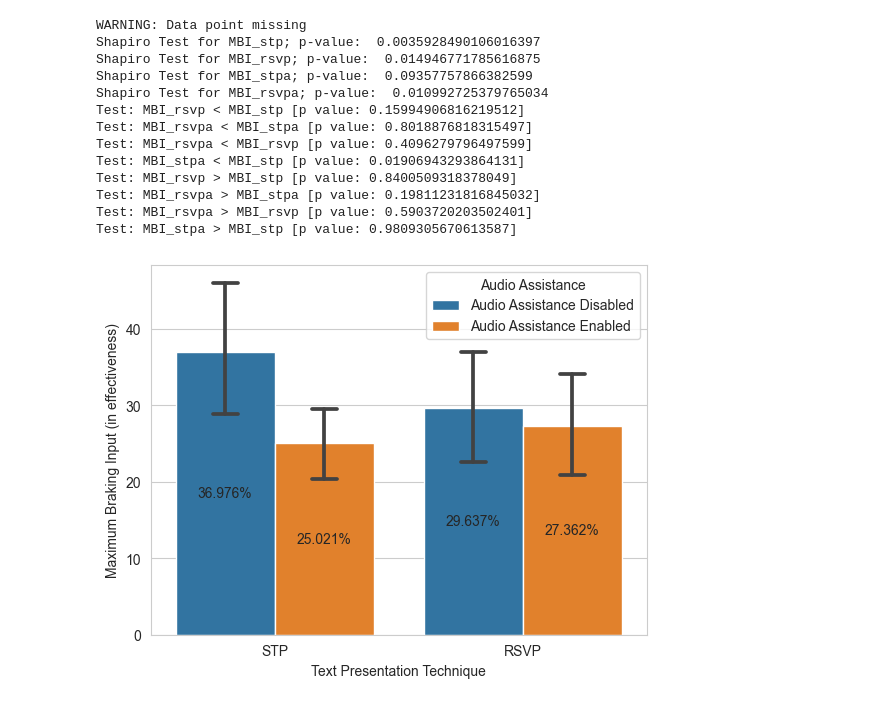
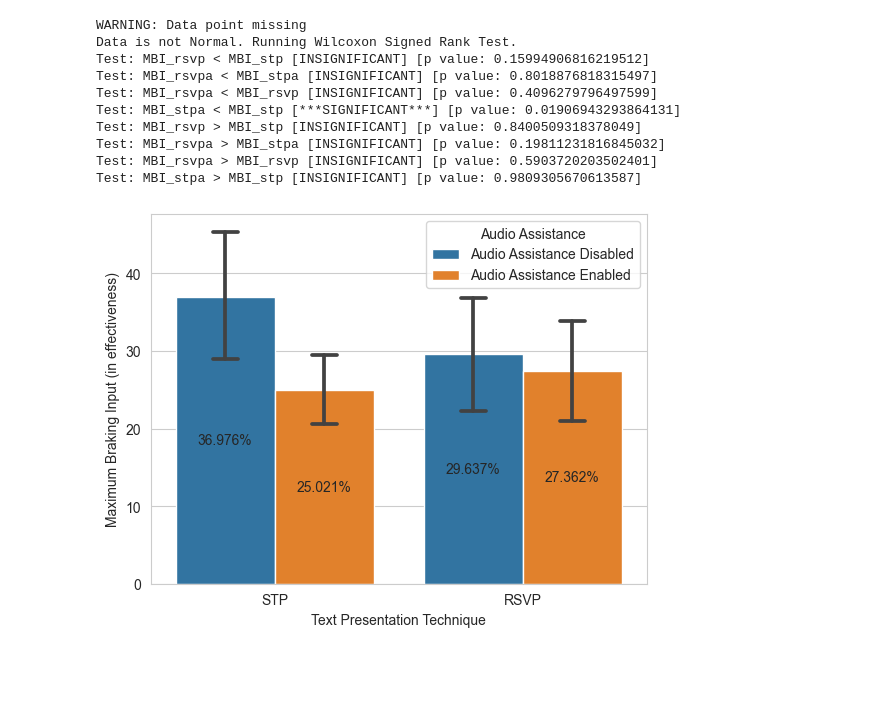
Before and after one commit to shh1v/NDRRI-Data-Analysis, a Jupyter notebook: analysis.ipynb, the cells around one changed output. Saved outputs shown, nothing was run; the diff lists cells and outputs as text; code cells hidden in the pictures; blank space fills up the shorter version.

```diff
--- a/analysis.ipynb
+++ b/analysis.ipynb
@@ -28,11 +28,16 @@ with open('Data/SteeringWheelVelocity.csv') as f:
 
 # Extracting the driving performance metric data
 rt_df = pd.read_csv("Data/ReactionTimes.csv")
-lpd_df = pd.read_csv("Data/LanePositionDifference.csv", names=(first_columns + ["DP" + str(i) for i in range(0, lpd_num_cols - 4)]), skiprows = 1)
-bi_df = pd.read_csv("Data/BrakingInput.csv", names=(first_columns + ["DP" + str(i) for i in range(0, bi_num_cols - 4)]), skiprows = 1)
-swa_df = pd.read_csv("Data/SteeringWheelAngles.csv", names=(first_columns + ["DP" + str(i) for i in range(0, swa_num_cols - 4)]), skiprows = 1)
-swv_df = pd.read_csv("Data/SteeringWheelVelocity.csv", names=(first_columns + ["DP" + str(i) for i in range(0, swv_num_cols - 4)]), skiprows = 1)
+lpd_df = pd.read_csv("Data/LanePositionDifference.csv",
+                     names=(first_columns + ["DP" + str(i) for i in range(0, lpd_num_cols - 4)]), skiprows=1)
+bi_df = pd.read_csv("Data/BrakingInput.csv", names=(first_columns + ["DP" + str(i) for i in range(0, bi_num_cols - 4)]),
+                    skiprows=1)
+swa_df = pd.read_csv("Data/SteeringWheelAngles.csv",
+                     names=(first_columns + ["DP" + str(i) for i in range(0, swa_num_cols - 4)]), skiprows=1)
+swv_df = pd.read_csv("Data/SteeringWheelVelocity.csv",
+                     names=(first_columns + ["DP" + str(i) for i in range(0, swv_num_cols - 4)]), skiprows=1)
 scenario_df = pd.read_csv("Data/Scenario.csv")
+collisions_df = pd.read_csv("Data/CollisionData.csv")
 
 # Extracting reading comprehension data. NOTE: Extract numeric data from UBC Qualtrics
 comp_test_df = pd.read_csv("Data/ComprehensionTest.csv")
@@ -47,6 +52,7 @@ rt_columns = first_columns + ["DP" + str(i) for i in range(0, rt_df.shape[1] - 4
 rt_df.columns = rt_columns
 scenario_columns = first_columns + ["DP" + str(i) for i in range(0, scenario_df.shape[1] - 4)]
 scenario_df.columns = scenario_columns
+collisions_df.columns = first_columns + ["Event"]
 # %%
 # Utility Methods here
 def is_outlier(data_point, q1, q3):
@@ -676,71 +701,47 @@ Test: BIR_stpa > BIR_stp [p value: 0.9118754535567941]
 # Analysing the Maximum breaking input
 # Creating a duplicate df to retain original data, and calculating rate
 bi_df_copy = bi_df.copy()
 MBSs = []
 for i in range(0, bi_df_copy.shape[0]):
     dp_array = [dp for dp in bi_df_copy.iloc[i].values.tolist()[4:] if not pd.isna(dp)]
     MBSs.append(max(dp_array) * 100)
 bi_df_copy["MAX"] = MBSs
 
 # Restructuring the data frame.
 mbi_refined = generate_refined(bi_df_copy, "MAX", "MAX")
 
 # Combine columns TPT and Audio Assistance
 mbi_combined = pd.DataFrame()
 mbi_combined["TPTAA"] = mbi_refined["TPT"].values + mbi_refined["Audio Assistance"].values
 mbi_combined["Maximum Braking Input (in effectiveness)"] = mbi_refined["MAX"].values
 
 # Removing the outliers from the data frame
 remove_outliers(mbi_combined, "Maximum Braking Input (in effectiveness)")
 
 # Under sampling the data set
 mbi_combined = under_sampling(mbi_combined, "Maximum Braking Input (in effectiveness)")
 
 # Create separate arrays for 2 x 2 cases
-mbi_stp, mbi_stpa, mbi_rsvp, mbi_rsvpa = create_seperate_arrays(mbi_combined, "Maximum Braking Input (in effectiveness)")
+mbi_stp, mbi_stpa, mbi_rsvp, mbi_rsvpa = create_seperate_arrays(mbi_combined,
+                                                                "Maximum Braking Input (in effectiveness)")
 
-# Test if the distribution is normal.
-print("Shapiro Test for MBI_stp; p-value: ", stats.shapiro(mbi_stp)[1])
-print("Shapiro Test for MBI_rsvp; p-value: ", stats.shapiro(mbi_rsvp)[1])
-print("Shapiro Test for MBI_stpa; p-value: ", stats.shapiro(mbi_stpa)[1])
-print("Shapiro Test for MBI_rsvpa; p-value: ", stats.shapiro(mbi_rsvpa)[1])
-
-# Perform Mann Whitney U test
-stat1, p1 = wilcoxon(mbi_rsvp, mbi_stp, alternative='less')
-print("Test: MBI_rsvp < MBI_stp [p value: {}]".format(p1))
-stat2, p2 = wilcoxon(mbi_rsvpa, mbi_stpa, alternative='less')
-print("Test: MBI_rsvpa < MBI_stpa [p value: {}]".format(p2))
-stat3, p3 = wilcoxon(mbi_rsvpa, mbi_rsvp, alternative='less')
-print("Test: MBI_rsvpa < MBI_rsvp [p value: {}]".format(p3))
-stat4, p4 = wilcoxon(mbi_stpa, mbi_stp, alternative='less')
-print("Test: MBI_stpa < MBI_stp [p value: {}]".format(p4))
-
-stat5, p5 = wilcoxon(mbi_rsvp, mbi_stp, alternative='greater')
-print("Test: MBI_rsvp > MBI_stp [p value: {}]".format(p5))
-stat6, p6 = wilcoxon(mbi_rsvpa, mbi_stpa, alternative='greater')
-print("Test: MBI_rsvpa > MBI_stpa [p value: {}]".format(p6))
-stat7, p7 = wilcoxon(mbi_rsvpa, mbi_rsvp, alternative='greater')
-print("Test: MBI_rsvpa > MBI_rsvp [p value: {}]".format(p7))
-stat8, p8 = wilcoxon(mbi_stpa, mbi_stp, alternative='greater')
-print("Test: MBI_stpa > MBI_stp [p value: {}]".format(p8))
+# Do hypothesis Testing.
+test_hypothesis(arr_stp=mbi_stp, arr_stpa=mbi_stpa, arr_rsvp=mbi_rsvp, arr_rsvpa=mbi_rsvpa, metric_name="MBI")
 
 # plot graph
 plot_driving_metric(mbi_combined, "Maximum Braking Input (in effectiveness)", True)
 # %% [output]
 WARNING: Data point missing
-Shapiro Test for MBI_stp; p-value:  0.0035928490106016397
-Shapiro Test for MBI_rsvp; p-value:  0.014946771785616875
-Shapiro Test for MBI_stpa; p-value:  0.09357757866382599
-Shapiro Test for MBI_rsvpa; p-value:  0.010992725379765034
-Test: MBI_rsvp < MBI_stp [p value: 0.15994906816219512]
-Test: MBI_rsvpa < MBI_stpa [p value: 0.8018876818315497]
-Test: MBI_rsvpa < MBI_rsvp [p value: 0.4096279796497599]
-Test: MBI_stpa < MBI_stp [p value: 0.01906943293864131]
-Test: MBI_rsvp > MBI_stp [p value: 0.8400509318378049]
-Test: MBI_rsvpa > MBI_stpa [p value: 0.19811231816845032]
-Test: MBI_rsvpa > MBI_rsvp [p value: 0.5903720203502401]
-Test: MBI_stpa > MBI_stp [p value: 0.9809305670613587]
+Data is not Normal. Running Wilcoxon Signed Rank Test.
+Test: MBI_rsvp < MBI_stp [INSIGNIFICANT] [p value: 0.15994906816219512]
+Test: MBI_rsvpa < MBI_stpa [INSIGNIFICANT] [p value: 0.8018876818315497]
+Test: MBI_rsvpa < MBI_rsvp [INSIGNIFICANT] [p value: 0.4096279796497599]
+Test: MBI_stpa < MBI_stp [***SIGNIFICANT***] [p value: 0.01906943293864131]
+Test: MBI_rsvp > MBI_stp [INSIGNIFICANT] [p value: 0.8400509318378049]
+Test: MBI_rsvpa > MBI_stpa [INSIGNIFICANT] [p value: 0.19811231816845032]
+Test: MBI_rsvpa > MBI_rsvp [INSIGNIFICANT] [p value: 0.5903720203502401]
+Test: MBI_stpa > MBI_stp [INSIGNIFICANT] [p value: 0.9809305670613587]
-[figure, old version]
+[figure, new version]
 # %%
 # Analysing the Maximum Braking Speed
 # Creating a duplicate df to retain original data, and calculating rate
```
Also changed, not shown: parts of 16 cells of this notebook.
